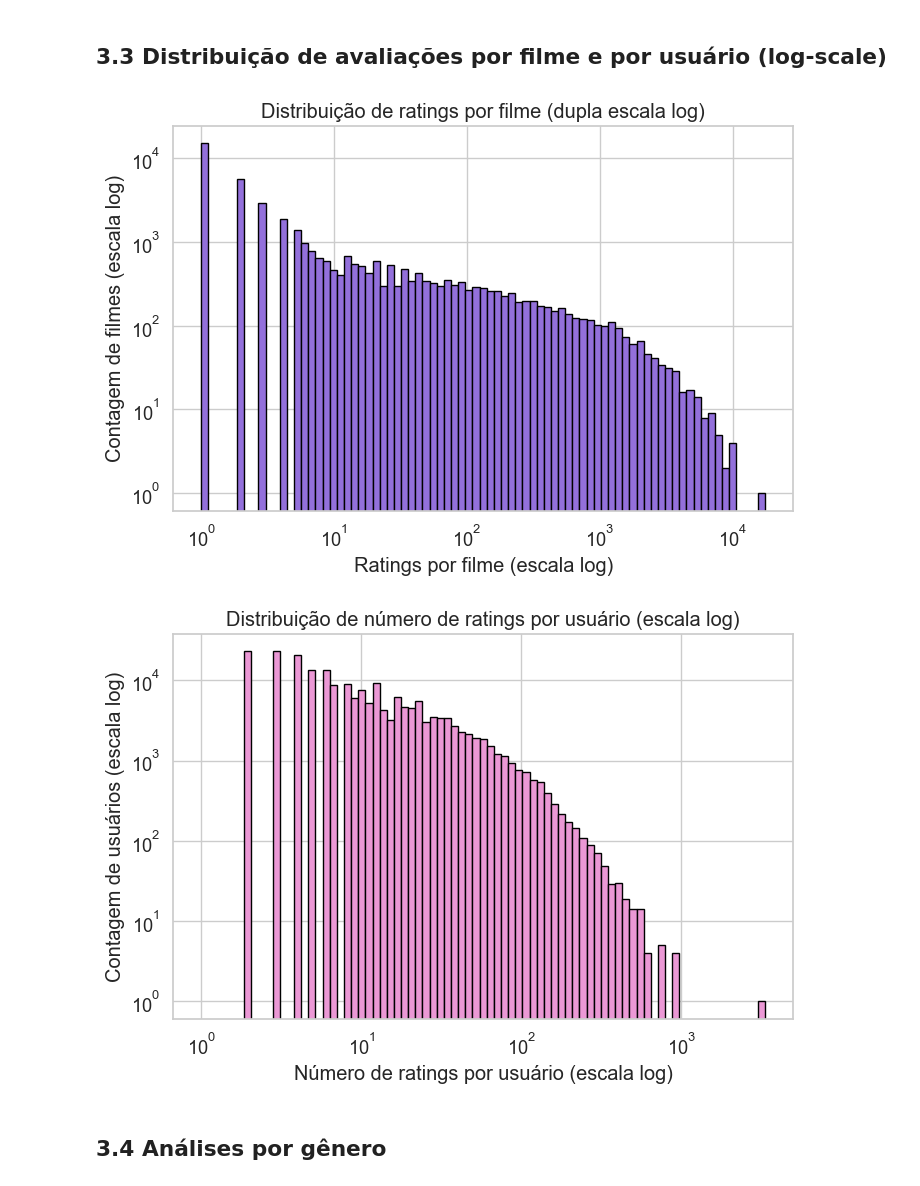
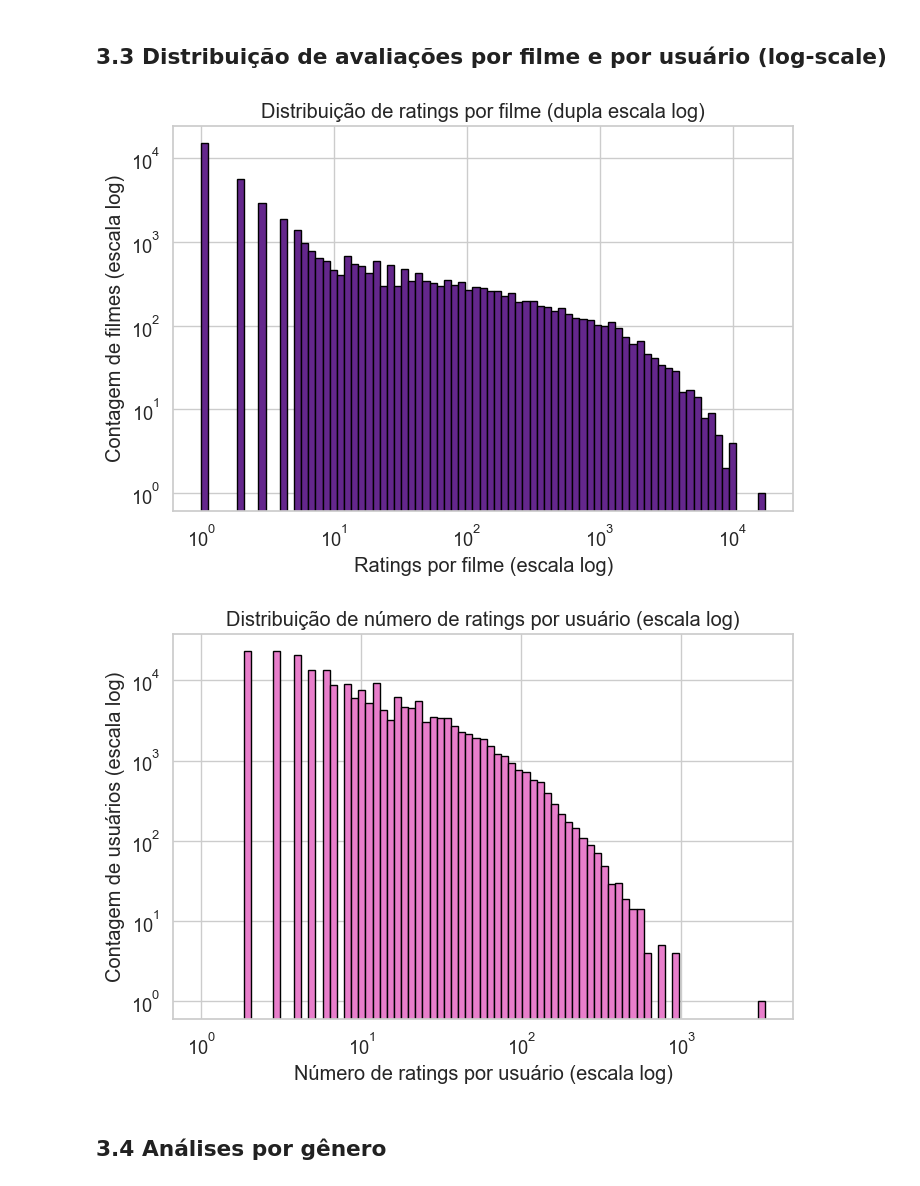
Before and after one commit to Enzooliveira29/AtividadeCD, a Jupyter notebook: notebooks/Trabalho2.ipynb, the cells around one changed output. Saved outputs shown, nothing was run; the diff lists cells and outputs as text; code cells hidden in the pictures.

```diff
--- a/notebooks/Trabalho2.ipynb
+++ b/notebooks/Trabalho2.ipynb
@@ -354,34 +367,34 @@ plt.show()
 # %%
 plt.figure(figsize=(8,5))
 
 plt.hist(movie_stats['movie_rating_count'].clip(1),
          bins=np.logspace(0, np.log10(movie_stats['movie_rating_count'].max()), 80),
-         color="mediumpurple", edgecolor='black')
+         color="#64278C", edgecolor='black')
 
 plt.xscale('log')
 plt.yscale('log')
 plt.xlabel('Ratings por filme (escala log)')
 plt.ylabel('Contagem de filmes (escala log)')
 plt.title('Distribuição de ratings por filme (dupla escala log)')
 plt.show()
 
 plt.figure(figsize=(8,5))
 
 plt.hist(
     user_stats['user_rating_count'].clip(1),
     bins=np.logspace(0, np.log10(user_stats['user_rating_count'].max()), 80),
     edgecolor='black',
-    color="#eb98d5"
+    color="#e87ecb"
 )
 
 plt.xscale('log')
 plt.yscale('log')
 plt.xlabel('Número de ratings por usuário (escala log)')
 plt.ylabel('Contagem de usuários (escala log)')
 plt.title('Distribuição de número de ratings por usuário (escala log)')
 plt.show()
 # %% [output]
-[figure, old version]
+[figure, new version]
 [figure]
 # %% [markdown]
 ## 3.4 Análises por gênero
```
Also changed, not shown: parts of 1 cell of this notebook, 4 other files.
